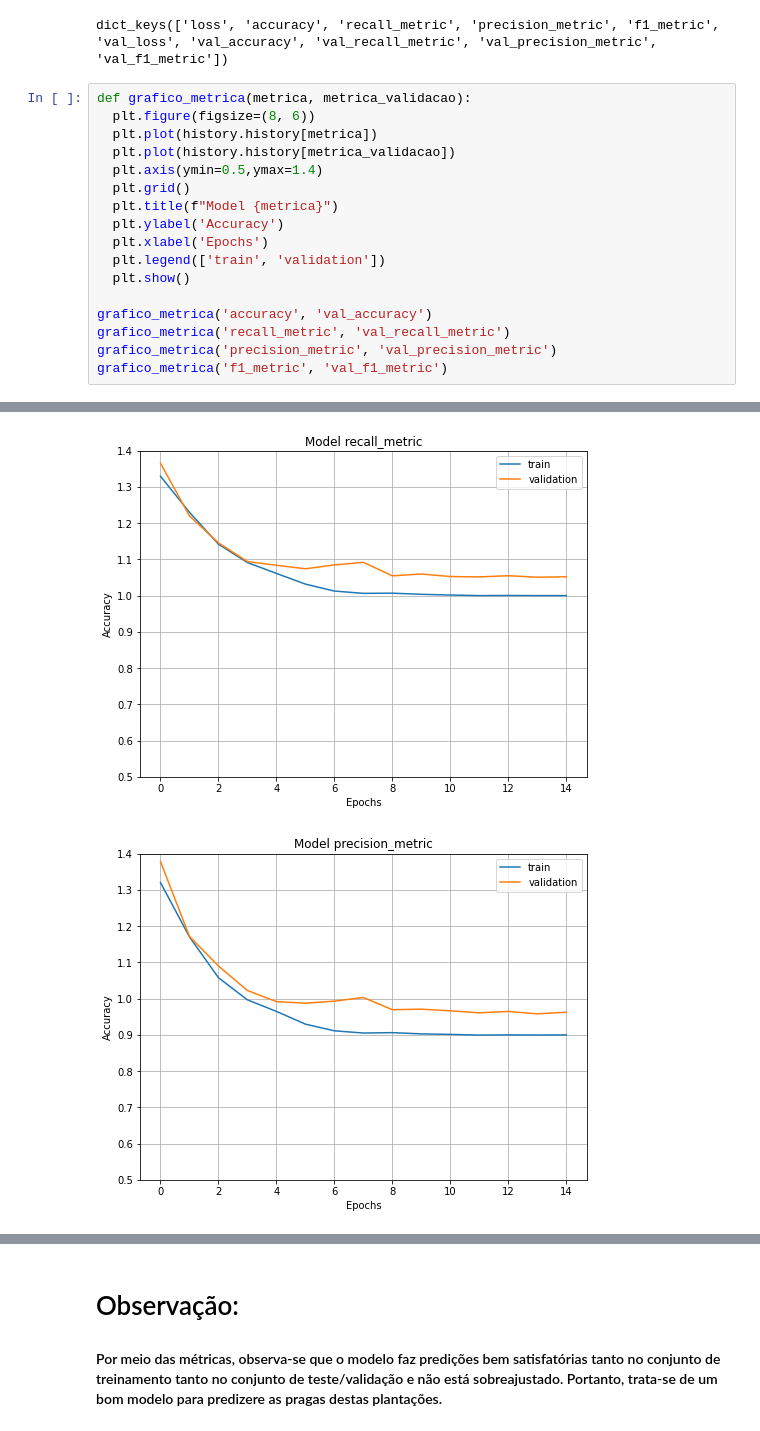
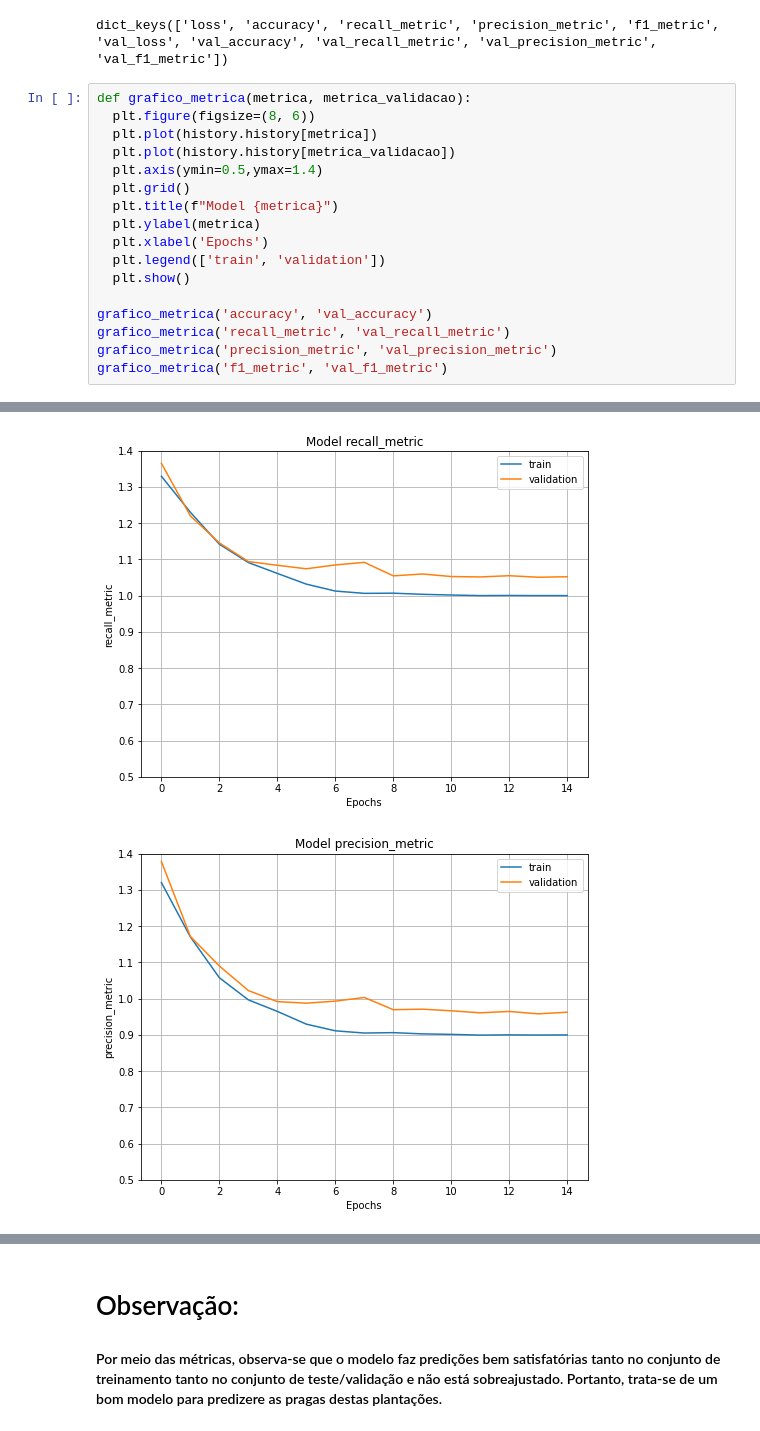
Before and after one commit to Matheus2608/Data-Science, a Jupyter notebook: Identificador de Pragas.ipynb, the cells around one changed output, grey strips where cells are left out. Saved outputs shown, nothing was run; the diff lists cells and outputs as text.

```diff
--- a/Identificador de Pragas.ipynb
+++ b/Identificador de Pragas.ipynb
@@ -191,21 +191,21 @@ dict_keys(['loss', 'accuracy', 'recall_metric', 'precision_metric', 'f1_metric',
 # %%
 def grafico_metrica(metrica, metrica_validacao):
   plt.figure(figsize=(8, 6))
   plt.plot(history.history[metrica])
   plt.plot(history.history[metrica_validacao])
   plt.axis(ymin=0.5,ymax=1.4)
   plt.grid()
   plt.title(f"Model {metrica}")
-  plt.ylabel('Accuracy')
+  plt.ylabel(metrica)
   plt.xlabel('Epochs')
   plt.legend(['train', 'validation'])
   plt.show()
 
 grafico_metrica('accuracy', 'val_accuracy')
 grafico_metrica('recall_metric', 'val_recall_metric')
 grafico_metrica('precision_metric', 'val_precision_metric')
 grafico_metrica('f1_metric', 'val_f1_metric')
 # %% [output]
 [figure]
-[figure, old version]
+[figure, new version]
-[figure, old version]
+[figure, new version]
```
Also changed, not shown: parts of 1 cell of this notebook.
